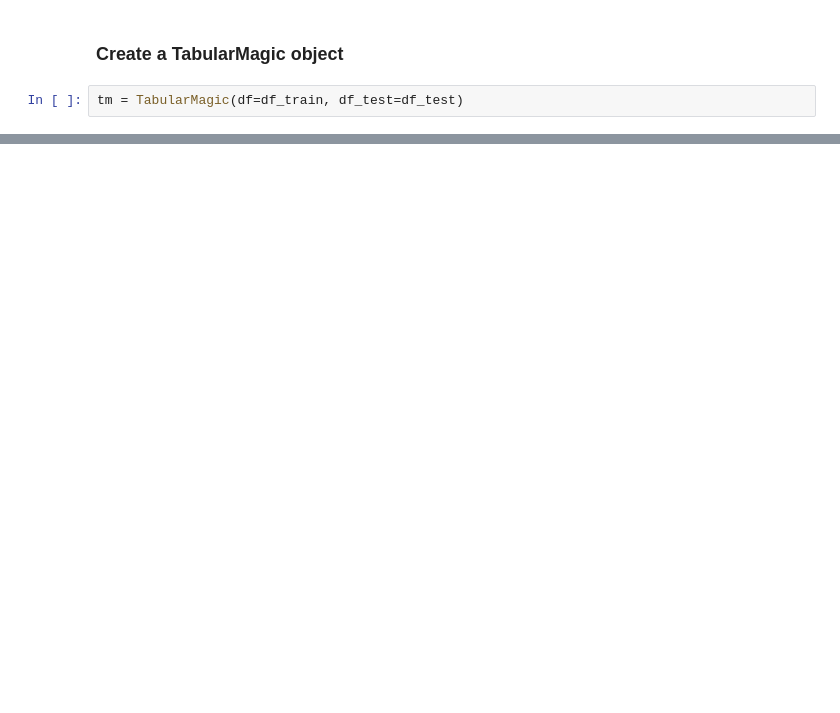
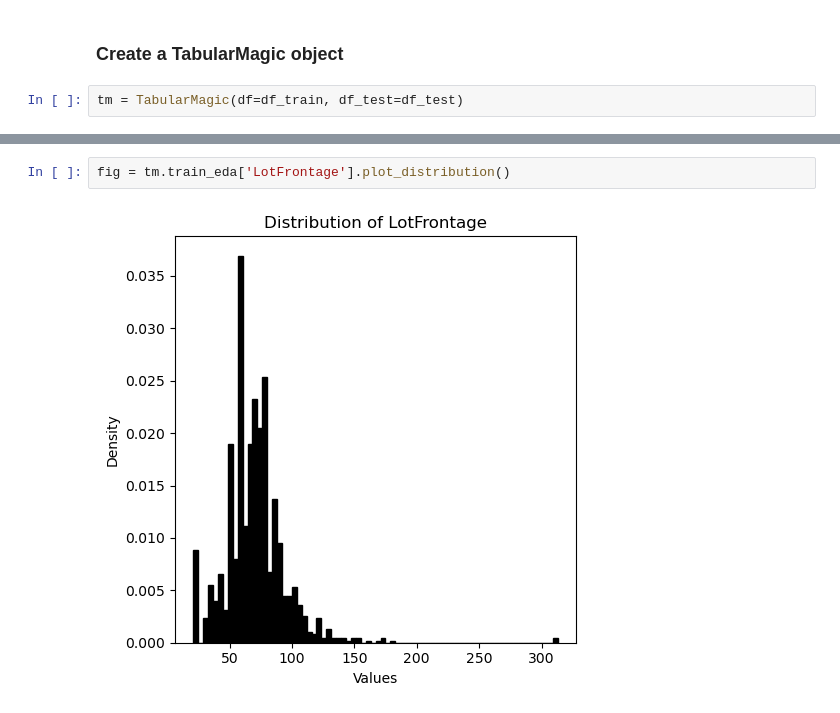
Before and after one commit to ajy25/TabularMagic, a Jupyter notebook: demo/regression_start_to_finish_demo.ipynb, the cells around one changed output, grey strips where cells are left out. Saved outputs shown, nothing was run; the diff lists cells and outputs as text; blank space fills up the shorter version.

```diff
--- a/demo/regression_start_to_finish_demo.ipynb
+++ b/demo/regression_start_to_finish_demo.ipynb
@@ -31,0 +56,4 @@ tm = TabularMagic(df=df_train, df_test=df_test)
+# %%
+fig = tm.train_eda['LotFrontage'].plot_distribution()
+# %% [output]
+[figure, added]
```
Also changed, not shown: parts of 4 cells of this notebook, 11 other files.
